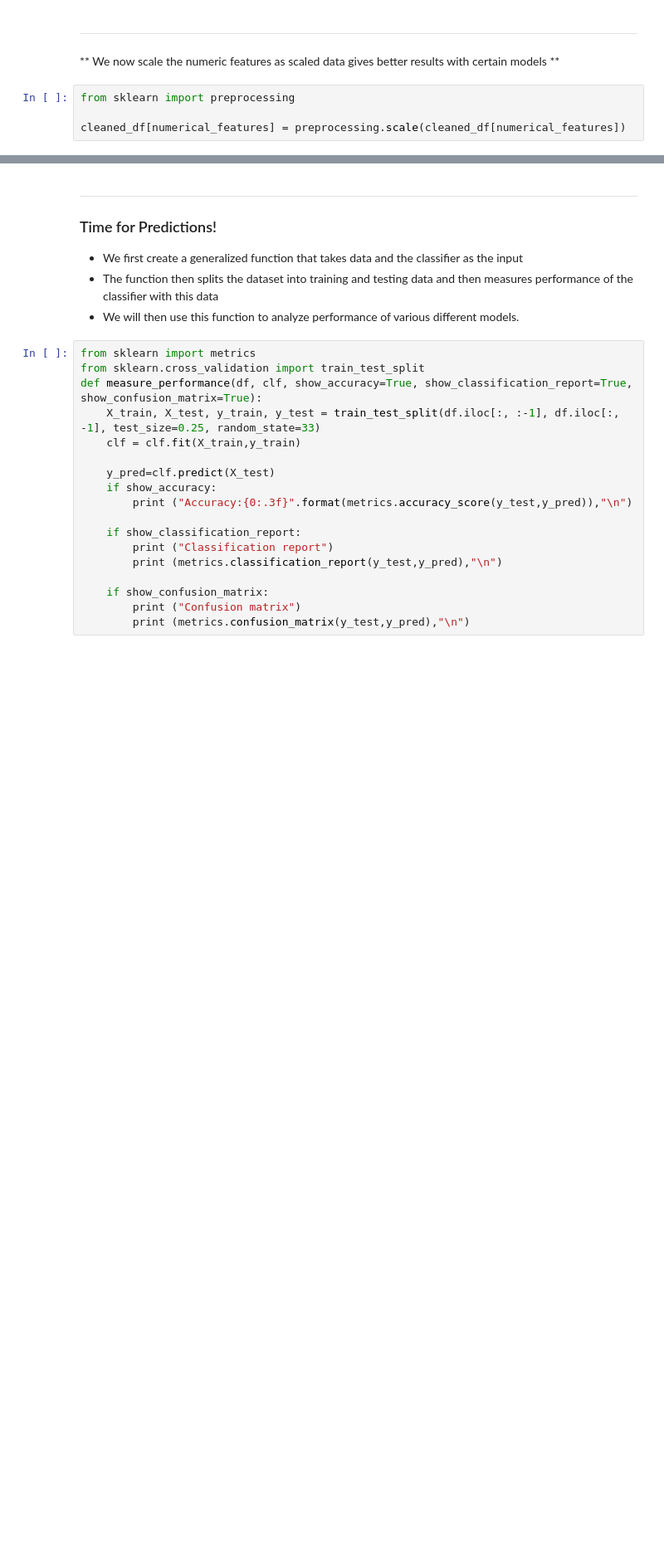
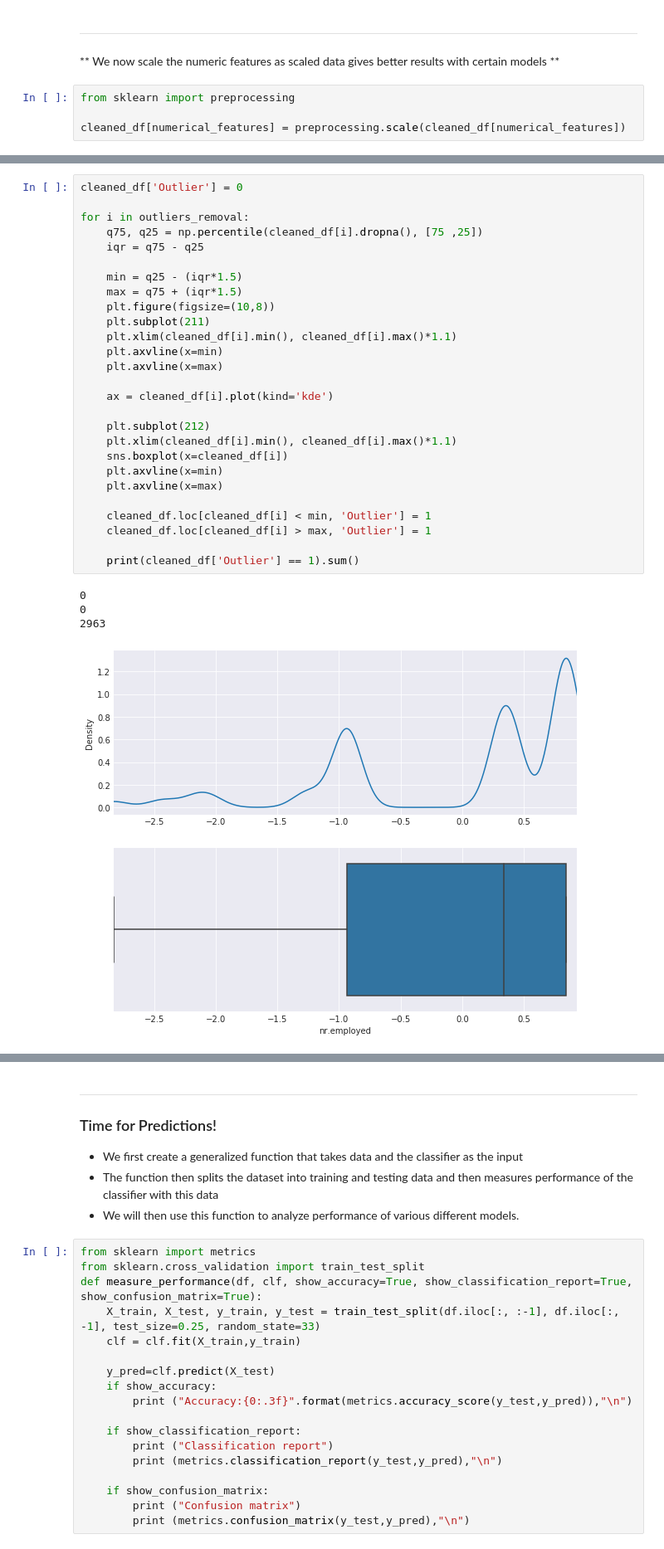
Before and after one commit to vickyumath/GreyAtom-Project, a Jupyter notebook: portuguese_data/Portuguese_Bank_Subscription.ipynb, the cells around one changed output, grey strips where cells are left out. Shown at 83% size. Drawn from its saved outputs; the diff is of its cells as text; blank space fills up the shorter version.

```diff
--- a/portuguese_data/Portuguese_Bank_Subscription.ipynb
+++ b/portuguese_data/Portuguese_Bank_Subscription.ipynb
@@ -262,0 +280,32 @@ cleaned_df[numerical_features] = preprocessing.scale(cleaned_df[numerical_featur
+# %%
+cleaned_df['Outlier'] = 0
+
+for i in outliers_removal:
+    q75, q25 = np.percentile(cleaned_df[i].dropna(), [75 ,25])
+    iqr = q75 - q25
+
+    min = q25 - (iqr*1.5)
+    max = q75 + (iqr*1.5)
+    plt.figure(figsize=(10,8))
+    plt.subplot(211)
+    plt.xlim(cleaned_df[i].min(), cleaned_df[i].max()*1.1)
+    plt.axvline(x=min)
+    plt.axvline(x=max)
+
+    ax = cleaned_df[i].plot(kind='kde')
+
+    plt.subplot(212)
+    plt.xlim(cleaned_df[i].min(), cleaned_df[i].max()*1.1)
+    sns.boxplot(x=cleaned_df[i])
+    plt.axvline(x=min)
+    plt.axvline(x=max)
+
+    cleaned_df.loc[cleaned_df[i] < min, 'Outlier'] = 1
+    cleaned_df.loc[cleaned_df[i] > max, 'Outlier'] = 1
+
+    print(cleaned_df['Outlier'] == 1).sum()
+# %% [output]
+0
+0
+2963
+[figure, added]
```
Also changed, not shown: parts of 11 cells of this notebook.
